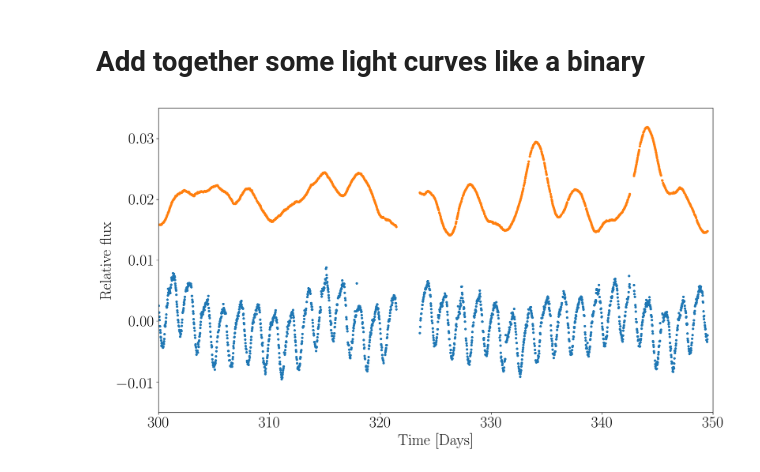
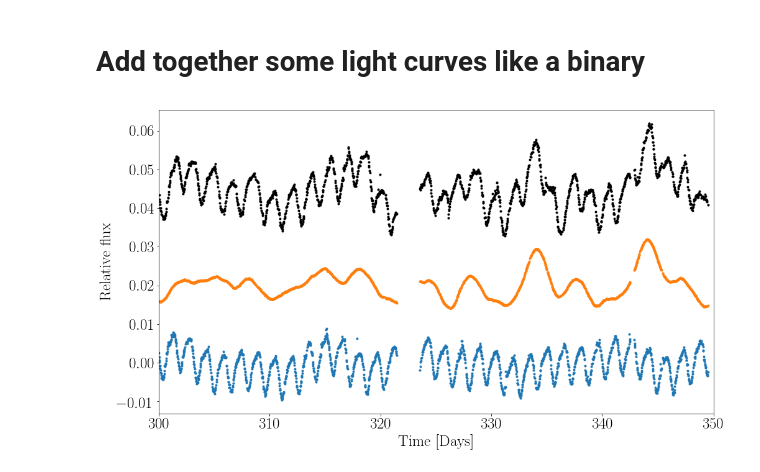
Before and after one commit to RuthAngus/seeing-double, a Jupyter notebook: code/Make_double_light_curves.ipynb, the cells around one changed output. Saved outputs shown, nothing was run; the diff lists cells and outputs as text; code cells hidden in the pictures.

```diff
--- a/code/Make_double_light_curves.ipynb
+++ b/code/Make_double_light_curves.ipynb
@@ -19,27 +19,31 @@ plt.rcParams.update(plotpar)
 kids = pd.read_csv("../data/kids_with_lcs.txt")
 # %%
 lc_dir = "/Users/ruthangus/.kplr/data/lightcurves/{}".format(str(kids.KIC[0]).zfill(9))
-x0, y0, yerr0 = load_kepler_data(lc_dir)
+x0, y0, yerr0, cadence0 = load_kepler_data(lc_dir)
 m = x0 < 350
 m &= 300 < x0
 x0, y0 = x0[m], y0[m]
 
 lc_dir = "/Users/ruthangus/.kplr/data/lightcurves/{}".format(str(kids.KIC[1]).zfill(9))
-x1, y1, yerr1 = load_kepler_data(lc_dir)
+x1, y1, yerr1, cadence1 = load_kepler_data(lc_dir)
 m = x1 < 350
 m &= 300 < x1
 x1, y1 = x1[m], y1[m]
+
+y3 = y1+y0[:len(y1)]
 # %%
-plt.figure(figsize=(16, 9), dpi=200)
+plt.figure(figsize=(16, 9))
 plt.plot(x0, y0, ".")
 plt.plot(x1, y1+.02, ".")
+plt.plot(x1, y3 + .045, "k.")
 plt.xlim(300, 350)
 plt.ylabel("$\mathrm{Relative~flux}$")
 plt.xlabel("$\mathrm{Time~[Days]}$")
-plt.ylim(-.015, .035)
+# plt.ylim(-.015, .035)
 plt.savefig("../plots/two_light_curves.pdf")
+plt.savefig("../plots/two_light_curves")
 # %% [output]
-[figure, old version]
+[figure, new version]
 # %%
 frequency0, power0 = LombScargle(x0, y0).autopower()
 plt.plot(1./frequency0, power0)
```
Also changed, not shown: parts of 8 cells of this notebook.
